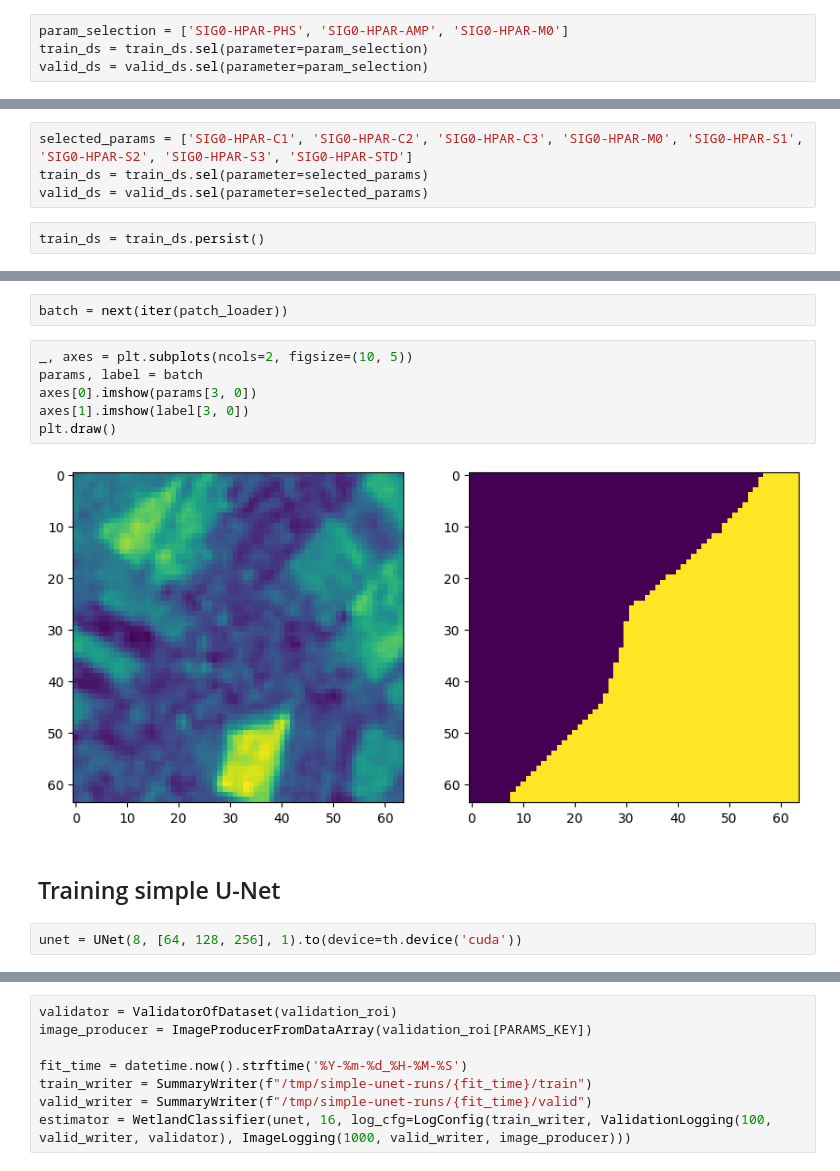
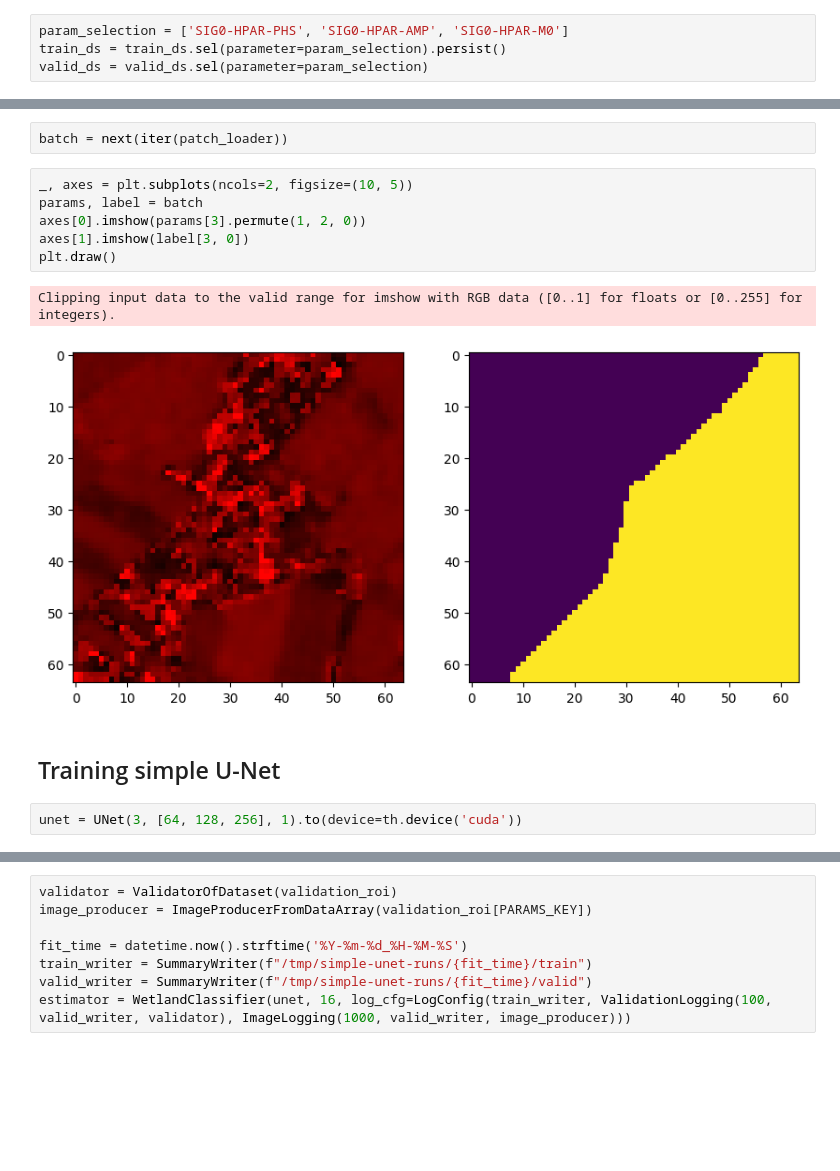
Before and after one commit to c-scale-community/use-case-wetland-water-stress, a Jupyter notebook: notebooks/0_experiment_unet.ipynb, the cells around one changed output, grey strips where cells are left out. Drawn from its saved outputs; the diff is of its cells as text; blank space fills up the shorter version.

```diff
--- a/notebooks/0_experiment_unet.ipynb
+++ b/notebooks/0_experiment_unet.ipynb
@@ -100,5 +100,5 @@ train_ds[GROUND_TRUTH_KEY].min().values.item()
 0.0
 # %%
 param_selection = ['SIG0-HPAR-PHS', 'SIG0-HPAR-AMP', 'SIG0-HPAR-M0']
-train_ds = train_ds.sel(parameter=param_selection)
+train_ds = train_ds.sel(parameter=param_selection).persist()
 valid_ds = valid_ds.sel(parameter=param_selection)
@@ -136,9 +137,3 @@ plt.draw()
-# %%
-selected_params = ['SIG0-HPAR-C1', 'SIG0-HPAR-C2', 'SIG0-HPAR-C3', 'SIG0-HPAR-M0', 'SIG0-HPAR-S1', 'SIG0-HPAR-S2', 'SIG0-HPAR-S3', 'SIG0-HPAR-STD']
-train_ds = train_ds.sel(parameter=selected_params)
-valid_ds = valid_ds.sel(parameter=selected_params)
-# %%
-train_ds = train_ds.persist()
 # %%
 array_stream = StreamedXArrayDataset(
     sample_patches_from_dataset(train_ds, 64, 10000, never_nans=True, rnd_generator=np.random.default_rng(42)),
@@ -150,12 +145,13 @@ batch = next(iter(patch_loader))
 # %%
 _, axes = plt.subplots(ncols=2, figsize=(10, 5))
 params, label = batch
-axes[0].imshow(params[3, 0])
+axes[0].imshow(params[3].permute(1, 2, 0))
 axes[1].imshow(label[3, 0])
 plt.draw()
 # %% [output]
+Clipping input data to the valid range for imshow with RGB data ([0..1] for floats or [0..255] for integers).
-[figure, old version]
+[figure, new version]
 # %% [markdown]
 ## Training simple U-Net
 # %%
-unet = UNet(8, [64, 128, 256], 1).to(device=th.device('cuda'))
+unet = UNet(3, [64, 128, 256], 1).to(device=th.device('cuda'))
```
Also changed, not shown: parts of 7 cells of this notebook.
